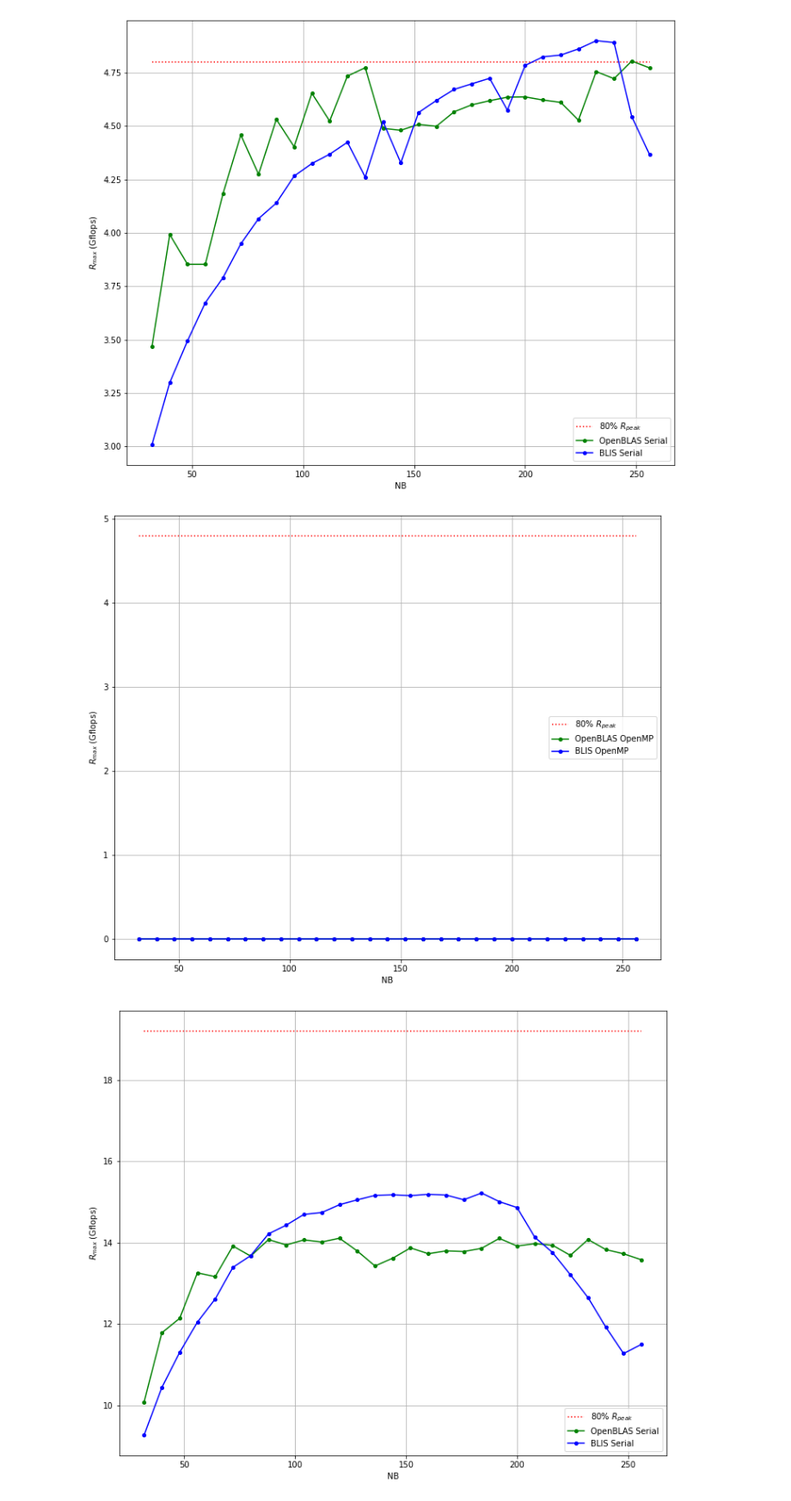
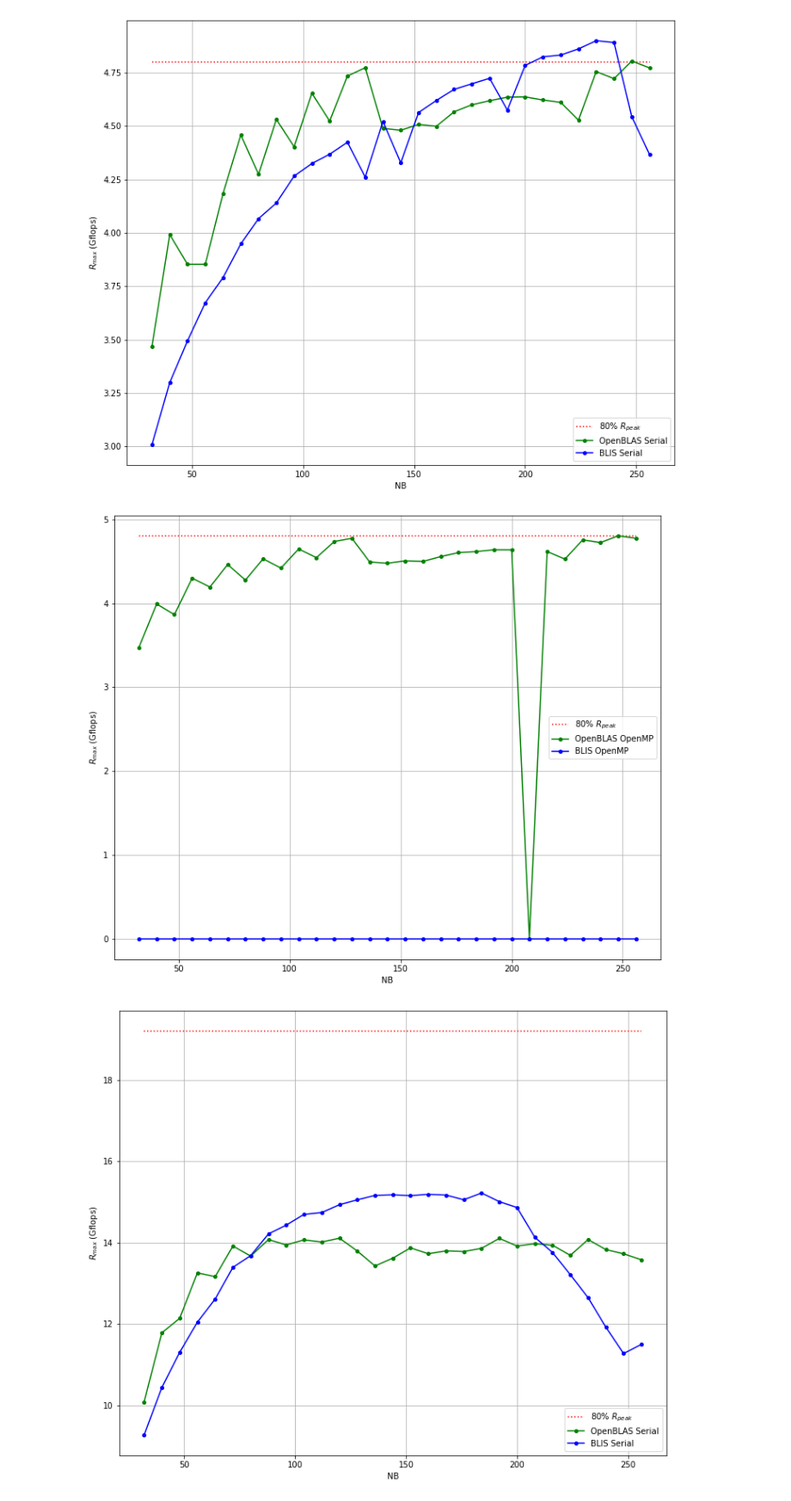
Before and after one commit to johnduffymsc/dissertation, a Jupyter notebook: picluster.ipynb, the cells around one changed output. Shown at 86% size. Drawn from its saved outputs; the diff is of its cells as text; code cells hidden in the pictures.

```diff
--- a/picluster.ipynb
+++ b/picluster.ipynb
@@ -155,35 +155,35 @@ nb = [
 ]
 
 openblas_openmp = [
+    3.4738e+00,
+    3.9920e+00,
+    3.8646e+00,
+    4.2996e+00,
+    4.1936e+00,
+    4.4614e+00,
+    4.2769e+00,
+    4.5300e+00,
+    4.4190e+00,
+    4.6472e+00,
+    4.5432e+00,
+    4.7355e+00,
+    4.7744e+00,
+    4.4922e+00,
+    4.4773e+00,
+    4.5058e+00,
+    4.4988e+00,
+    4.5559e+00,
+    4.6034e+00,
+    4.6161e+00,
+    4.6374e+00,
+    4.6368e+00,
     0,
-    0,
-    0,
-    0,
-    0,
-    0,
-    0,
-    0,
-    0,
-    0,
-    0,
-    0,
-    0,
-    0,
-    0,
-    0,
-    0,
-    0,
-    0,
-    0,
-    0,
-    0,
-    0,
-    0,
-    0,
-    0,
-    0,
-    0,
-    0
+    4.6166e+00,
+    4.5262e+00,
+    4.7554e+00,
+    4.7229e+00,
+    4.8034e+00,
+    4.7744e+00
 ]
 
 blis_openmp = [
@@ -204,34 +204,34 @@ blis_openmp = [
     0,
     0,
     0,
     0,
     0,
     0,
     0,
     0,
     0,
     0,
     0,
     0,
     0,
     0,
     0
 ]
 
 plt.figure(figsize=(12, 10))
 #plt.title("Baseline $R_{max}$ vs NB 1 Core 80% Memory")
 plt.plot([32, 256], [R_PEAK_PER_CORE_80, R_PEAK_PER_CORE_80], ":", markersize=4, color="red")
 plt.plot(nb, openblas_openmp, "-go", markersize=4)
 plt.plot(nb, blis_openmp, "-bo", markersize=4)
 plt.xlabel("NB")
 plt.ylabel("$R_{max}$ (Gflops)")
 plt.legend(["80% $R_{peak}$", "OpenBLAS OpenMP", "BLIS OpenMP"])
 plt.grid()
 plt.savefig("openmp_gflops_vs_nb_1_core_80_percent_memory.pdf", bbox_inches="tight")
 plt.savefig("openmp_vs_nb_1_core_80_percent_memory.png", bbox_inches="tight")
 plt.show()
 # %% [output]
-[figure, old version]
+[figure, new version]
 # %%
 # OpenMPI Gflops vs NB for 1 node using 80% memory.
 
```
Also changed, not shown: 1 other file.
